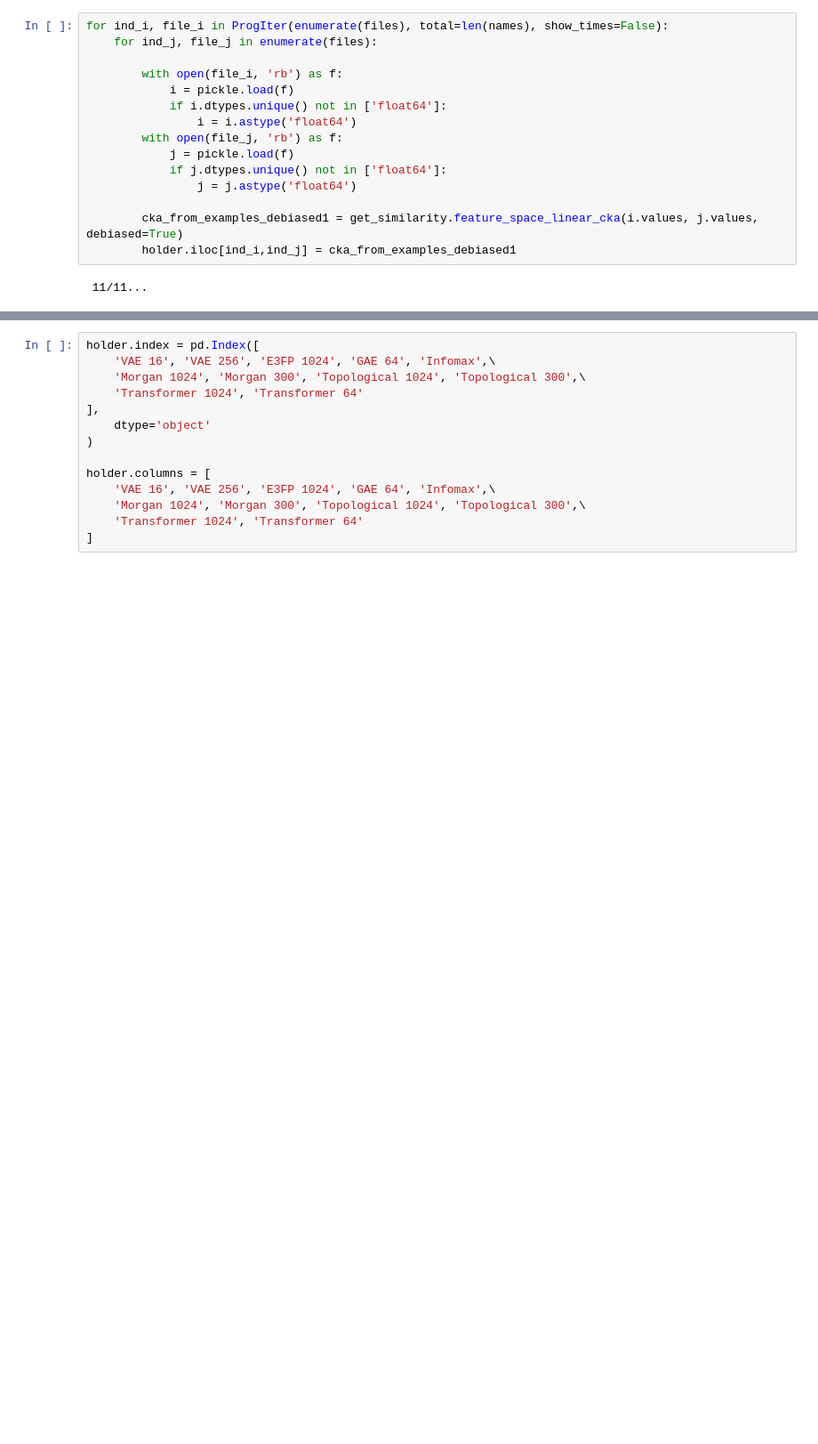
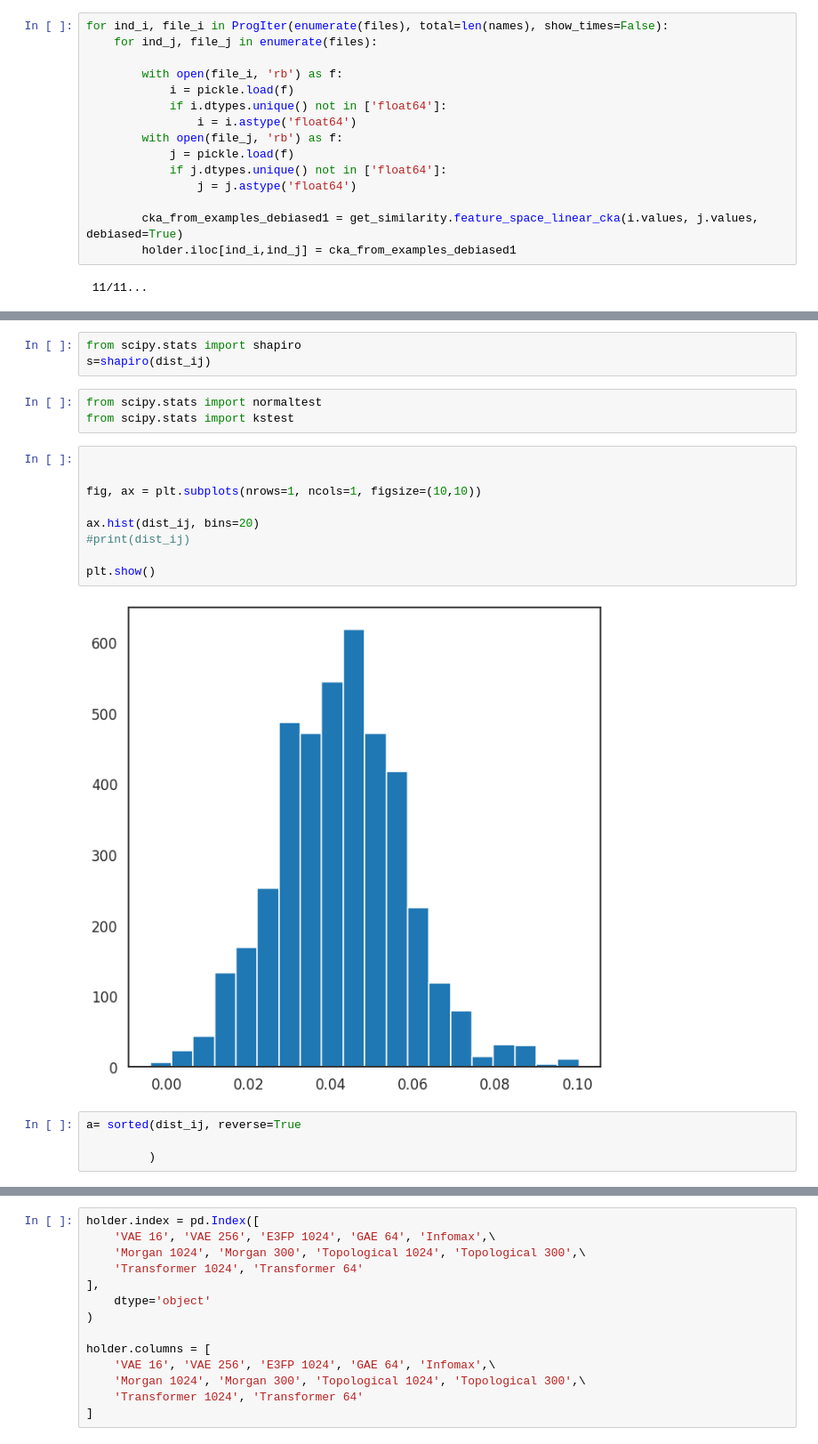
Before and after one commit to NetPharMedGroup/publication_fingerprint, a Jupyter notebook: _7_make_heatmap_CKA.ipynb, the cells around one changed output, grey strips where cells are left out. Shown at 89% size. Drawn from its saved outputs; the diff is of its cells as text; blank space fills up the shorter version.

```diff
--- a/_7_make_heatmap_CKA.ipynb
+++ b/_7_make_heatmap_CKA.ipynb
@@ -83,0 +103,21 @@ for ind_i, file_i in ProgIter(enumerate(files), total=len(names), show_times=Fal
+# %%
+from scipy.stats import shapiro
+s=shapiro(dist_ij)
+# %%
+from scipy.stats import normaltest
+from scipy.stats import kstest
+# %%
+
+
+fig, ax = plt.subplots(nrows=1, ncols=1, figsize=(10,10))
+
+ax.hist(dist_ij, bins=20)
+#print(dist_ij)
+
+plt.show()
+# %% [output]
+[figure, added]
+# %%
+a= sorted(dist_ij, reverse=True
+
+         )
```
Also changed, not shown: parts of 8 cells of this notebook, 13 other files.
